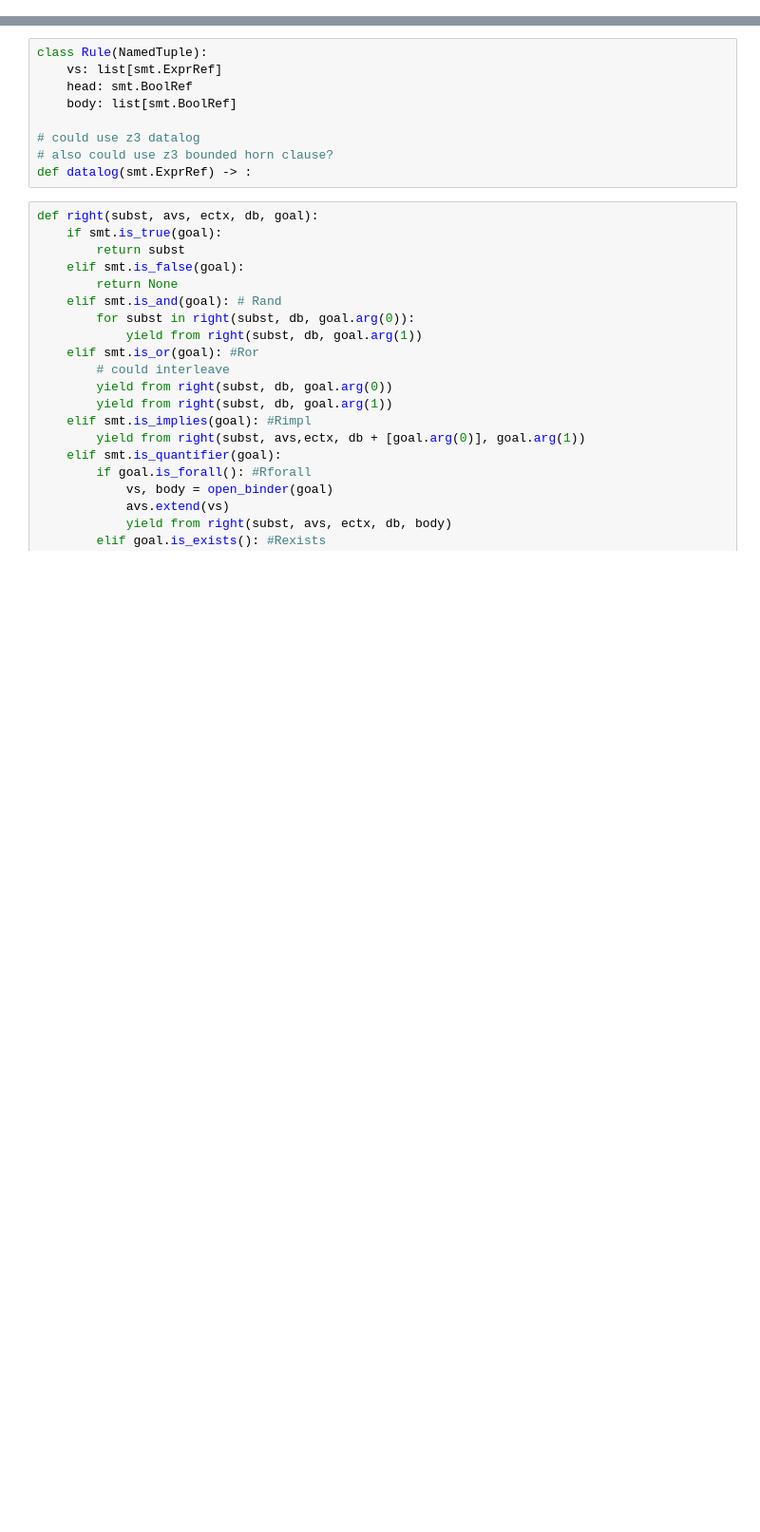
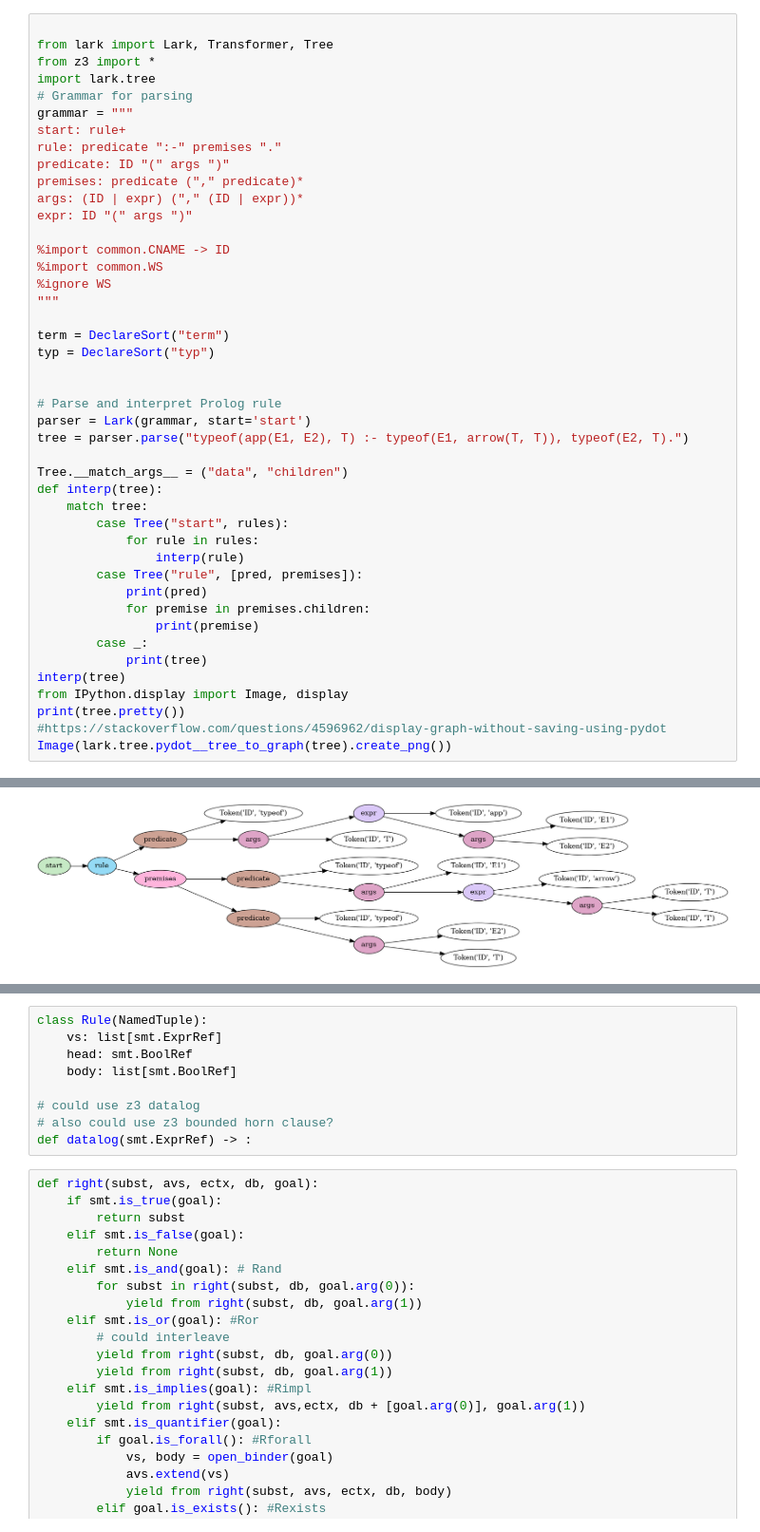
Before and after one commit to philzook58/philzook58.github.io, a Jupyter notebook: _drafts/lambda_prolog.ipynb, the cells around one changed output, grey strips where cells are left out. Shown at 95% size. Drawn from its saved outputs; the diff is of its cells as text; blank space fills up the shorter version.

```diff
--- a/_drafts/lambda_prolog.ipynb
+++ b/_drafts/lambda_prolog.ipynb
@@ -54,0 +156,45 @@ What about Max's thing about dynamically recpatruing sharing in the stack.
+# %%
+
+from lark import Lark, Transformer, Tree
+from z3 import *
+import lark.tree
+# Grammar for parsing
+grammar = """
+start: rule+
+rule: predicate ":-" premises "."
+predicate: ID "(" args ")"
+premises: predicate ("," predicate)*
+args: (ID | expr) ("," (ID | expr))*
+expr: ID "(" args ")"
+
+%import common.CNAME -> ID
+%import common.WS
+%ignore WS
+"""
+
+term = DeclareSort("term")
+typ = DeclareSort("typ")
+
+
+# Parse and interpret Prolog rule
+parser = Lark(grammar, start='start')
+tree = parser.parse("typeof(app(E1, E2), T) :- typeof(E1, arrow(T, T)), typeof(E2, T).")
+
+Tree.__match_args__ = ("data", "children")
+def interp(tree):
+    match tree:
+        case Tree("start", rules):
+            for rule in rules:
+                interp(rule)
+        case Tree("rule", [pred, premises]):
+            print(pred)
+            for premise in premises.children:
+                print(premise)
+        case _:
+            print(tree)
+interp(tree)
+from IPython.display import Image, display
+print(tree.pretty())
+#https://stackoverflow.com/questions/4596962/display-graph-without-saving-using-pydot
+Image(lark.tree.pydot__tree_to_graph(tree).create_png())
+# %% [output]
@@ -54,0 +218 @@ What about Max's thing about dynamically recpatruing sharing in the stack.
+[figure, added]
```
Also changed, not shown: parts of 5 cells of this notebook, 26 other files.
